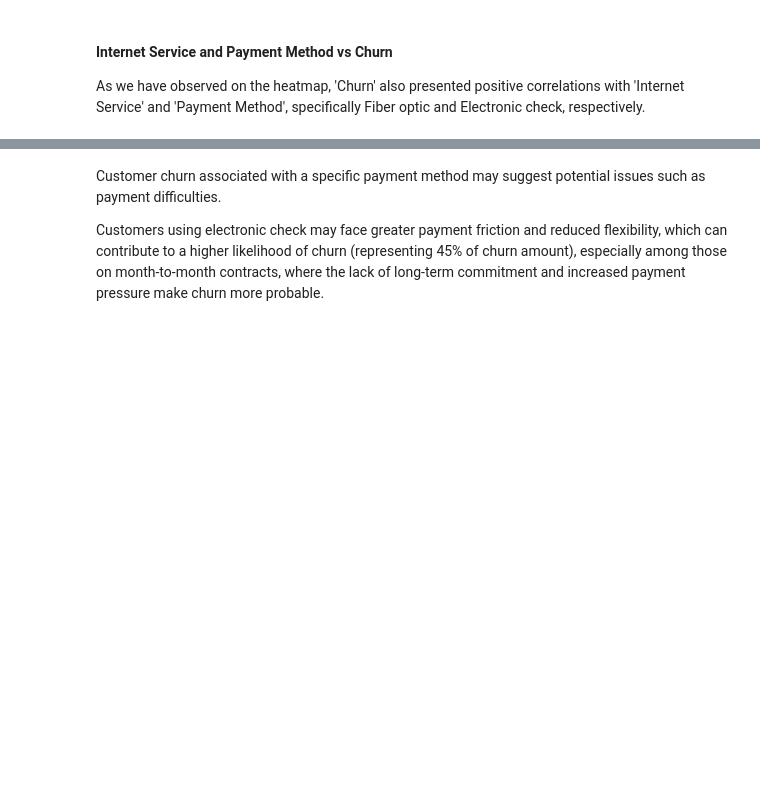
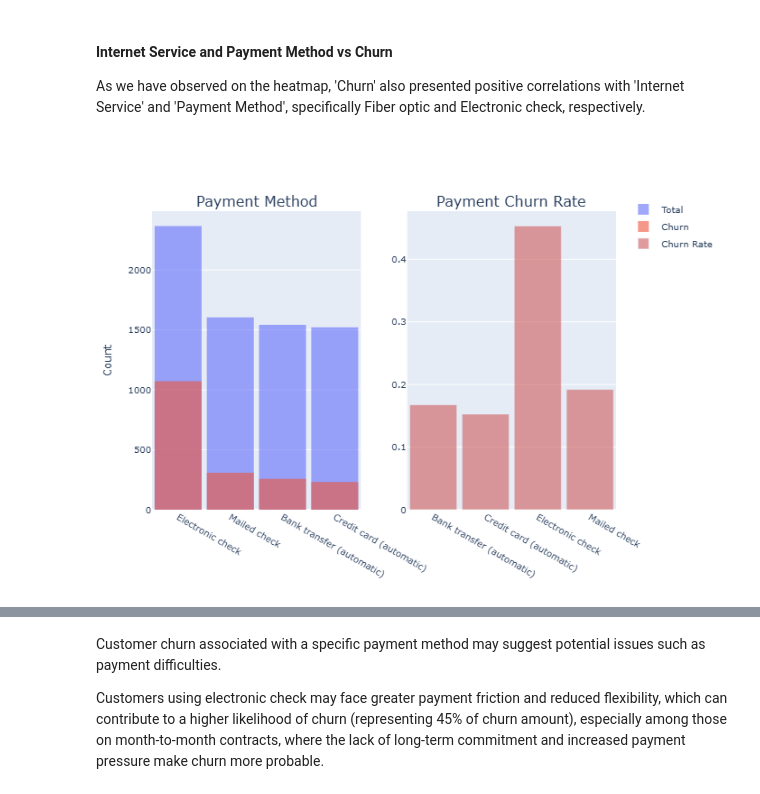
Before and after one commit to suellen-vieira/ml-logistic-regression, a Jupyter notebook: notebooks/customer_churn_prediction.ipynb, the cells around one changed output, grey strips where cells are left out. Drawn from its saved outputs; the diff is of its cells as text; code cells hidden in the pictures; blank space fills up the shorter version.

```diff
--- a/notebooks/customer_churn_prediction.ipynb
+++ b/notebooks/customer_churn_prediction.ipynb
@@ -468,17 +472,19 @@ As we have observed on the heatmap, 'Churn' also presented positive correlations
 # %%
 fig = make_subplots(rows=1, cols=2, subplot_titles=('Payment Method', 'Payment Churn Rate'))
 
 fig.add_trace(go.Histogram(x=cust_churn['Payment Method'], opacity=0.6, name='Total'), row=1, col=1)
 fig.add_trace(go.Histogram(x=cust_churn[cust_churn['Churn']=='Yes']['Payment Method'], opacity=0.6, name='Churn'), row=1, col=1)
 
 cust_churn['Churn'] = cust_churn['Churn'].map({'No': 0, 'Yes': 1})
 payment_method_churn = cust_churn.groupby('Payment Method')['Churn'].mean().reset_index()
 fig.add_trace(go.Bar(x=payment_method_churn['Payment Method'],y=payment_method_churn['Churn'],name='Churn Rate',marker_color='indianred', opacity=0.6), row=1, col=2)
 
 fig.update_layout(barmode='overlay', bargap=0.1, width=1300, height=500, margin=dict(l=20, r=20, t=80, b=20), yaxis_title='Count', font=dict(size=10), legend=dict(y=1.05, x=1.02))
 
-pio.renderers.default = 'plotly_mimetype'
+pio.renderers.default = 'png'
 fig.show()
+# %% [output]
+[figure, added]
 # %%
 fig = make_subplots( rows=1, cols=2, subplot_titles=('Internet Service', 'Internet Service Churn Rate'))
 
```
Also changed, not shown: parts of 8 cells of this notebook.
